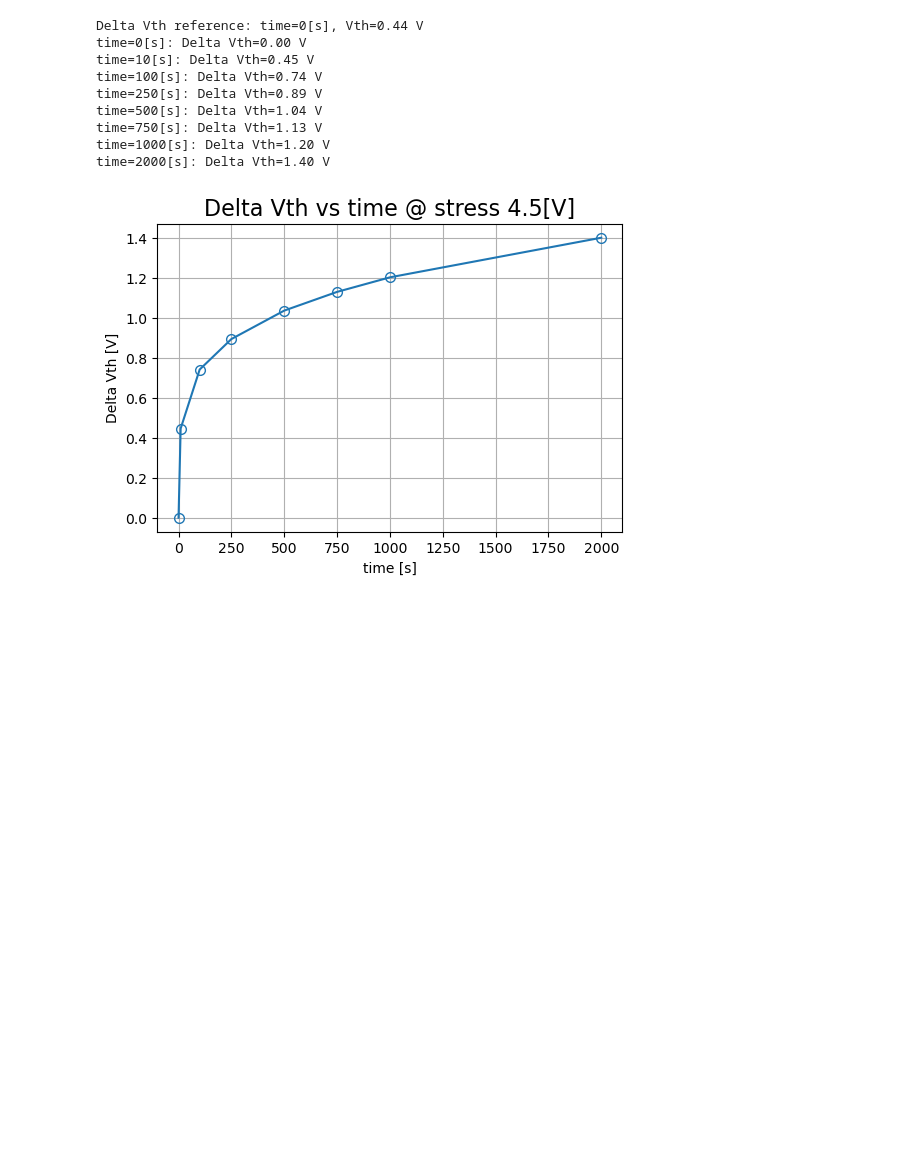
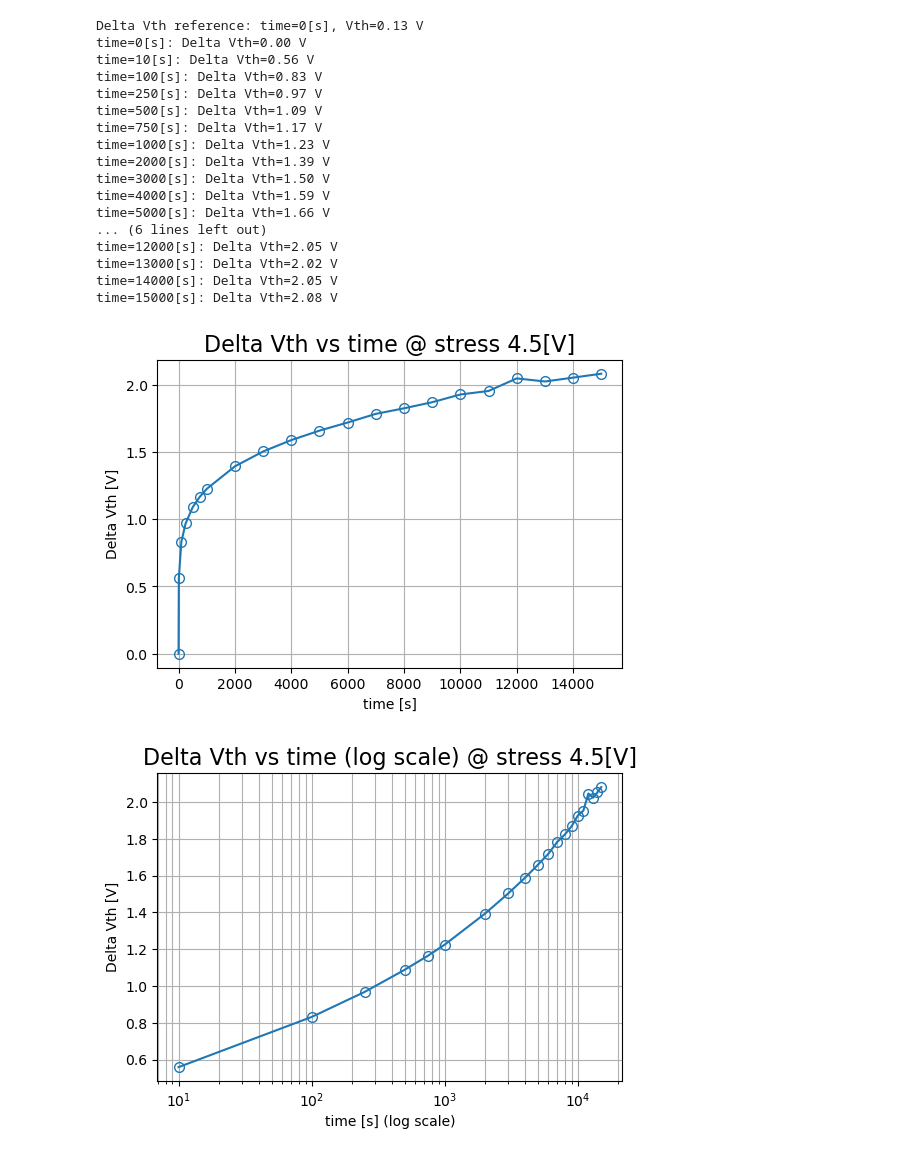
Before and after one commit to whdals4273/whdals, a Jupyter notebook: ★★★251223_PBS_TEST.ipynb, the cells around one changed output. Drawn from its saved outputs; the diff is of its cells as text; code cells hidden in the pictures; blank space fills up the shorter version.

```diff
--- a/★★★251223_PBS_TEST.ipynb
+++ b/★★★251223_PBS_TEST.ipynb
@@ -5,7 +5,7 @@ import matplotlib.pyplot as plt
 import csv
 
 
-path = "PBTI_IGZO_new2 [260331_WF02_#5_40_20_1_R2_PBS(1) ; 4_9_2026 11_52_52 AM].csv"
+path = "PBTI_IGZO_new2 [260331_WF02_#2_MID_UNITTR_PBS_VG4.5V_15ks_R9(19) ; 4_17_2026 2_23_01 PM].csv"
 # csv 鍮덉뭏 ?댁씠 ?쒖옟?좊븣 洹몃?濡??ㅺ퀬?ㅻ뒗 肄붾뱶
 rows = []
 with open(path, "r", encoding="utf-8-sig", errors="replace", newline="") as f:
@@ -233,39 +233,67 @@ for t in sorted(vth_by_time_10.keys()):
     if np.isnan(vth_val) or np.isnan(delta_vth_ref_value):
         delta_vth_by_time[t] = np.nan
     else:
         delta_vth_by_time[t] = vth_val - delta_vth_ref_value
 
 delta_vth_df = pd.DataFrame({
     'time_s': sorted(delta_vth_by_time.keys()),
     'delta_vth': [delta_vth_by_time[t] for t in sorted(delta_vth_by_time.keys())]
 })
 
 print(f"Delta Vth reference: time={delta_vth_ref_time}[s], Vth={delta_vth_ref_value:.2f} V")
 for _, row in delta_vth_df.iterrows():
     print(f"time={int(row['time_s'])}[s]: Delta Vth={row['delta_vth']:.2f} V")
 
 plt.figure(figsize=(6, 4))
 plt.plot(
     delta_vth_df['time_s'],
     delta_vth_df['delta_vth'],
     marker='o',
     markerfacecolor='none',
     markersize=7,
     linewidth=1.5
 )
 plt.xlabel('time [s]')
 plt.ylabel('Delta Vth [V]')
 plt.title('Delta Vth vs time @ stress 4.5[V]', fontsize=16)
 plt.grid(True)
 plt.show()
+
+# time=0 은 log scale 에서 표시할 수 없어서 제외
+delta_vth_df_log = delta_vth_df[delta_vth_df['time_s'] > 0].copy()
+
+plt.figure(figsize=(6, 4))
+plt.plot(
+    delta_vth_df_log['time_s'],
+    delta_vth_df_log['delta_vth'],
+    marker='o',
+    markerfacecolor='none',
+    markersize=7,
+    linewidth=1.5
+)
+plt.xscale('log')
+plt.xlabel('time [s] (log scale)')
+plt.ylabel('Delta Vth [V]')
+plt.title('Delta Vth vs time (log scale) @ stress 4.5[V]', fontsize=16)
+plt.grid(True, which='both')
+plt.show()
 # %% [output]
-Delta Vth reference: time=0[s], Vth=0.44 V
+Delta Vth reference: time=0[s], Vth=0.13 V
 time=0[s]: Delta Vth=0.00 V
-time=10[s]: Delta Vth=0.45 V
-time=100[s]: Delta Vth=0.74 V
-time=250[s]: Delta Vth=0.89 V
-time=500[s]: Delta Vth=1.04 V
-time=750[s]: Delta Vth=1.13 V
-time=1000[s]: Delta Vth=1.20 V
-time=2000[s]: Delta Vth=1.40 V
+time=10[s]: Delta Vth=0.56 V
+time=100[s]: Delta Vth=0.83 V
+time=250[s]: Delta Vth=0.97 V
+time=500[s]: Delta Vth=1.09 V
+time=750[s]: Delta Vth=1.17 V
+time=1000[s]: Delta Vth=1.23 V
+time=2000[s]: Delta Vth=1.39 V
+time=3000[s]: Delta Vth=1.50 V
+time=4000[s]: Delta Vth=1.59 V
+time=5000[s]: Delta Vth=1.66 V
+... (6 lines left out)
+time=12000[s]: Delta Vth=2.05 V
+time=13000[s]: Delta Vth=2.02 V
+time=14000[s]: Delta Vth=2.05 V
+time=15000[s]: Delta Vth=2.08 V
-[figure, old version]
+[figure, new version]
+[figure, added]
```
Also changed, not shown: parts of 5 cells of this notebook, 1 other file.
